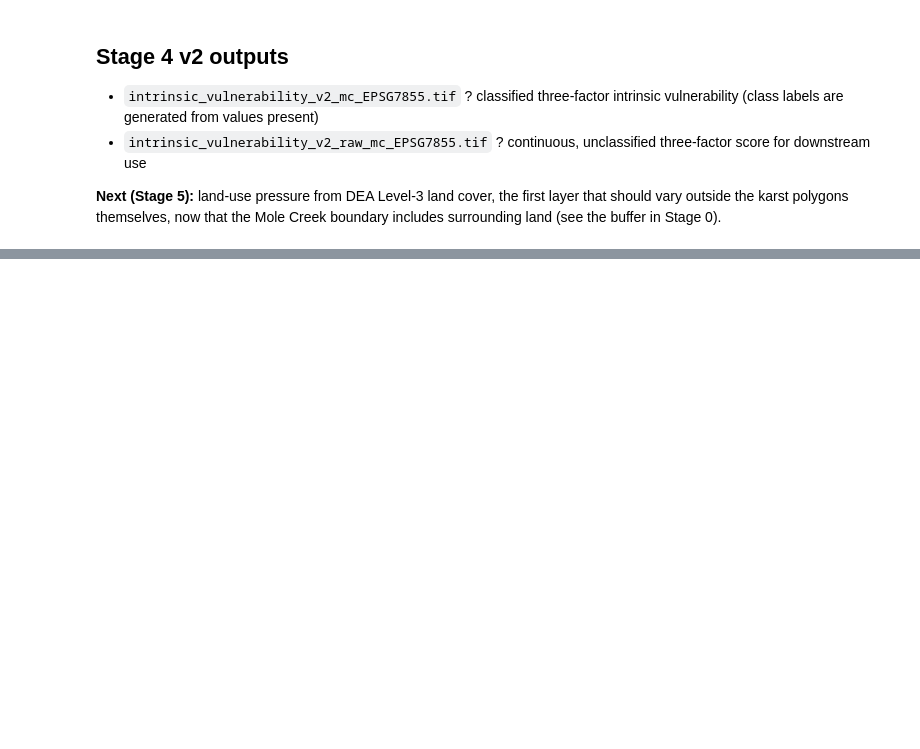
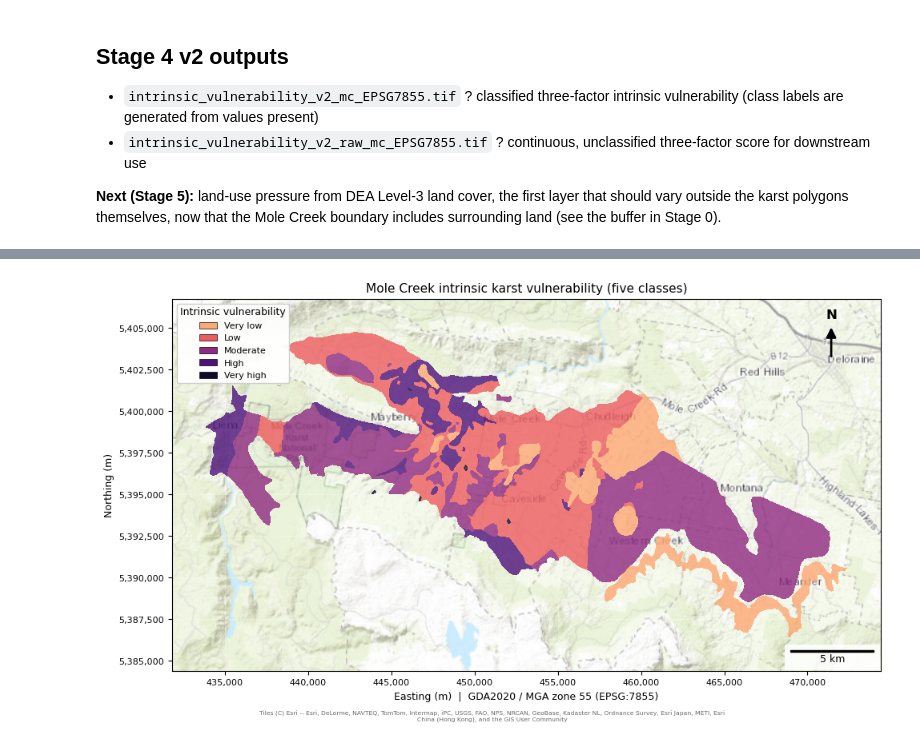
Before and after one commit to University-of-Tasmania-GPSS/AT3_Group3_2026, a Jupyter notebook: notebooks/04_v2_intrinsic_vulnerability.ipynb, the cells around one changed output, grey strips where cells are left out. Drawn from its saved outputs; the diff is of its cells as text; code cells hidden in the pictures; blank space fills up the shorter version.

Commit message:
Update add-exposure
Added 5 class vulnerability map to 04_v2_intrinsic_vulnerability

```diff
--- a/notebooks/04_v2_intrinsic_vulnerability.ipynb
+++ b/notebooks/04_v2_intrinsic_vulnerability.ipynb
@@ -190,0 +183,82 @@ plt.show()
+# %%
+# Classify the saved continuous score at the exact breaks, then map it with the Stage 4.2 style.
+import pandas as pd
+from IPython.display import display
+from mapping import score_colours
+
+score_path = outpath / "intrinsic_vulnerability_v2_raw_mc_EPSG7855.tif"
+with rasterio.open(score_path) as score_src:
+    score_masked = score_src.read(1, masked=True)
+    score_values = np.asarray(score_masked.data, dtype="float64")
+    score_valid = (~np.ma.getmaskarray(score_masked)) & np.isfinite(score_values)
+    score_transform = score_src.transform
+    score_crs = score_src.crs
+    score_shape = score_src.shape
+
+if score_crs != profile["crs"] or score_transform != profile["transform"] or score_shape != (profile["height"], profile["width"]):
+    raise ValueError("Saved intrinsic score raster does not match the Stage 4.2 core DEM grid")
+
+# Apply the stated upper-inclusive ranges to original, unrounded raster values.
+positive = score_valid & (score_values > 0)
+class_conditions = [
+    (score_values > 0) & (score_values <= 0.125),
+    (score_values > 0.125) & (score_values <= 0.1875),
+    (score_values > 0.1875) & (score_values <= 0.25),
+    (score_values > 0.25) & (score_values <= 0.5),
+    (score_values > 0.5) & (score_values <= 0.75),
+]
+class_labels = ["Very low", "Low", "Moderate", "High", "Very high"]
+# Use Stage 4.2's magma_r palette, sampling its positive-score colours so class 1 stays opaque.
+stage42_colours = score_colours(len(LABELS), zero_transparent=False)
+colour_indices = np.rint(np.linspace(1, len(LABELS) - 1, len(class_labels))).astype(int)
+class_colours = stage42_colours[colour_indices]
+class_ranges = [
+    "0 < s ? 0.125",
+    "0.125 < s ? 0.1875",
+    "0.1875 < s ? 0.25",
+    "0.25 < s ? 0.5",
+    "0.5 < s ? 0.75",
+]
+above_range = positive & (score_values > 0.75)
+if above_range.any():
+    raise ValueError(f"Positive scores exceed the specified class range; maximum is {score_values[above_range].max():.9g}")
+class_raster = np.full(score_shape, 255, dtype="uint8")
+class_counts = []
+for class_index, condition in enumerate(class_conditions):
+    selected = score_valid & condition
+    class_raster[selected] = class_index
+    class_counts.append(int(selected.sum()))
+class_counts = np.asarray(class_counts, dtype="int64")
+classified_count = int(class_counts.sum())
+if classified_count == 0:
+    raise ValueError("No positive, non-NoData intrinsic scores fall within the specified classes")
+
+break_table = pd.DataFrame({
+    "Class": range(1, 6),
+    "Label": class_labels,
+    "Score range": class_ranges,
+    "Valid cells": class_counts,
+    "Percent of classified cells": [round(count / classified_count * 100, 2) for count in class_counts],
+})
+print(f"Classified positive cells (zero and NoData excluded): {classified_count:,}")
+display(break_table)
+
+# Match the Stage 4.2 bounds, figure dimensions, map placement, and plotting helpers.
+bounds = data_bounds(positive, profile["transform"])
+fig, ax = plt.subplots(figsize=(10, 5.6))
+add_basemap(ax, bounds, zoom=11)
+plot_scores(ax, class_raster, profile["transform"], len(class_labels), colours=class_colours)
+scores_legend(ax, class_labels, title="Intrinsic vulnerability", skip=(), colours=class_colours)
+ax.set_title("Mole Creek intrinsic karst vulnerability (five classes)", fontsize=11)
+finish_map(ax)
+add_attribution(ax)
+plt.tight_layout(rect=(0, 0.04, 1, 1))
+
+project_root = Path.cwd().parent if Path.cwd().name.lower() == "notebooks" else Path.cwd()
+map_output_dir = project_root / "outputs" / "hydrological_connectivity_maps_alt3_core_karst_outlines"
+map_output_dir.mkdir(parents=True, exist_ok=True)
+map_path = map_output_dir / "intrinsic_vulnerability_v2_5class.png"
+fig.savefig(map_path, dpi=180, facecolor="white")
+print(f"Saved classified vulnerability map: {map_path}")
+plt.show()
+# %% [output]
@@ -190,0 +273 @@ plt.show()
+[figure, added]
```
Also changed, not shown: parts of 5 cells of this notebook, 2 other files.
